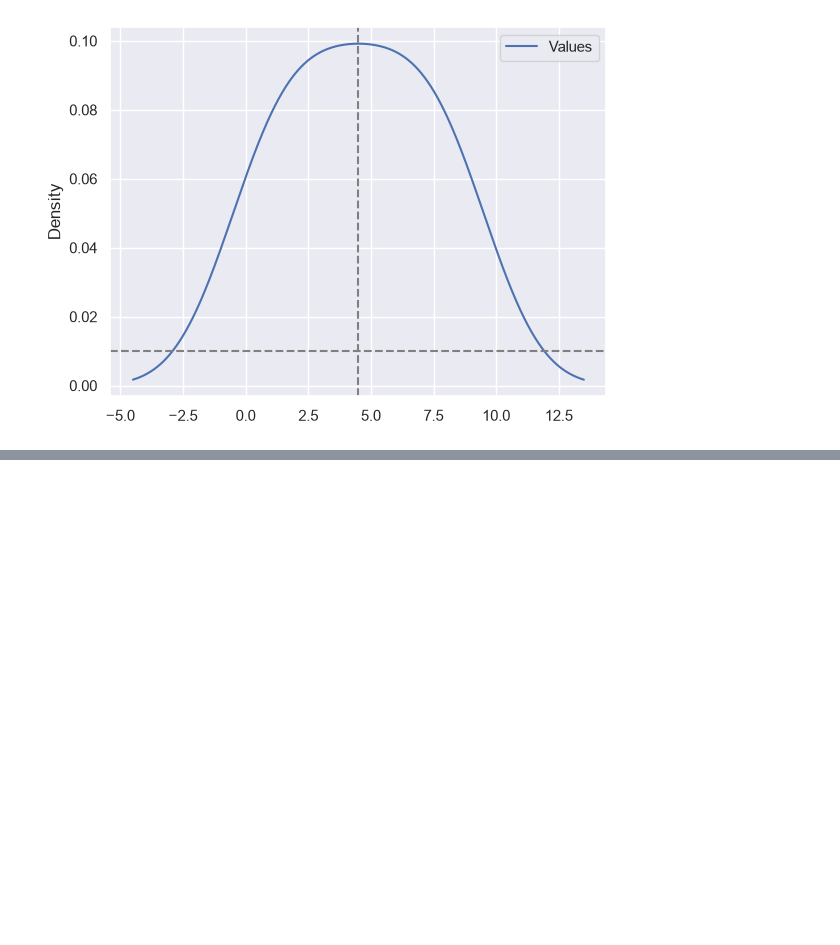
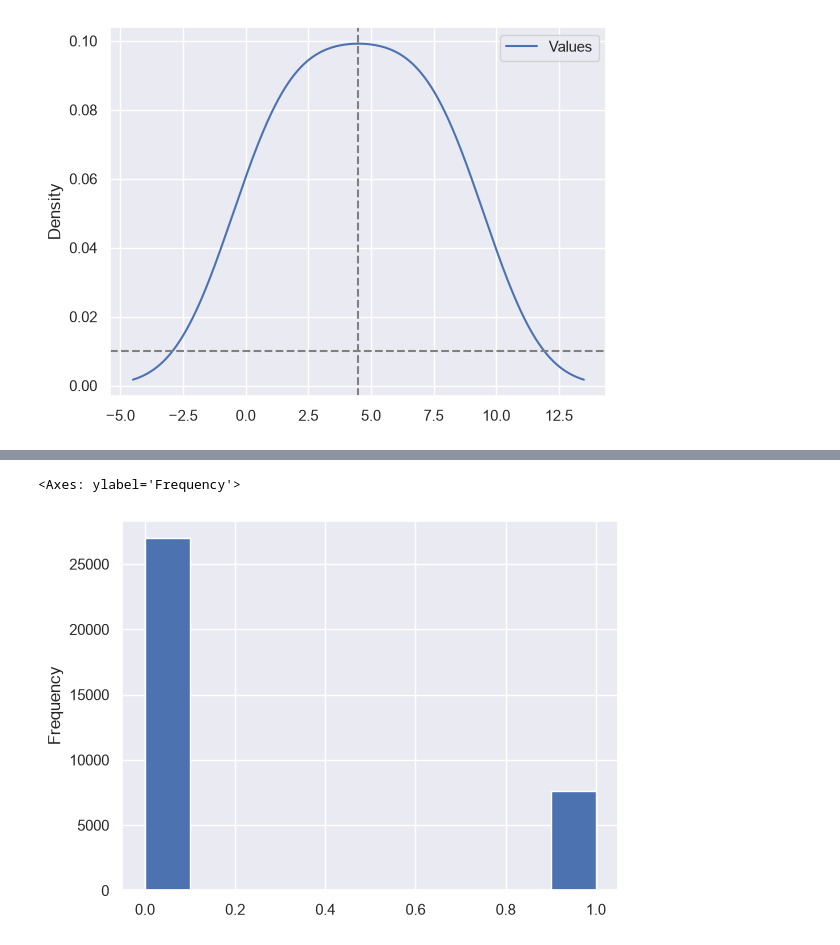
Before and after one commit to rakshitanaik2006/Pythonprogramming, a Jupyter notebook: demo.ipynb, the cells around one changed output, grey strips where cells are left out. Saved outputs shown, nothing was run; the diff lists cells and outputs as text; code cells hidden in the pictures; blank space fills up the shorter version.

```diff
--- a/demo.ipynb
+++ b/demo.ipynb
@@ -644,0 +930,5 @@ plt.axhline(0.01,linestyle = '--',color = 'gray')
+# %%
+df['Has_Pool'].plot(kind = 'hist')
+# %% [output]
+<Axes: ylabel='Frequency'>
+[figure, added]
```
Also changed, not shown: parts of 24 cells of this notebook, 5 other files.
